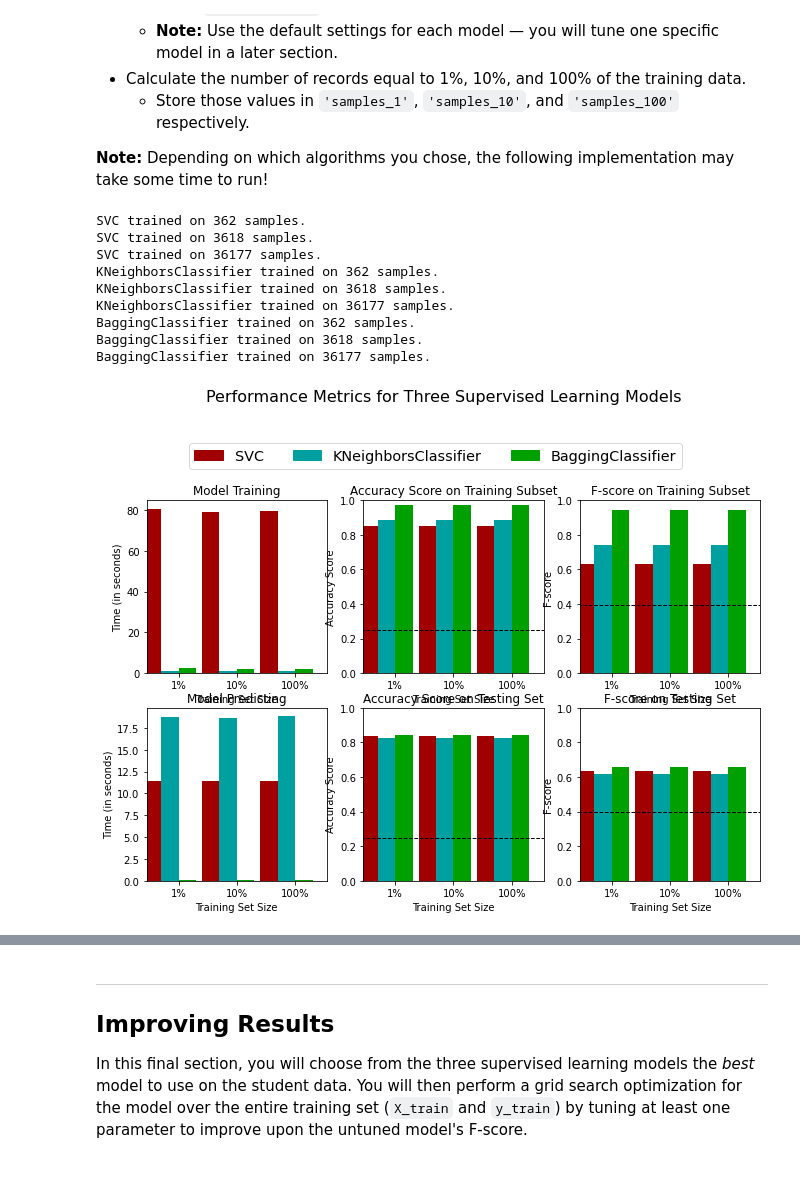
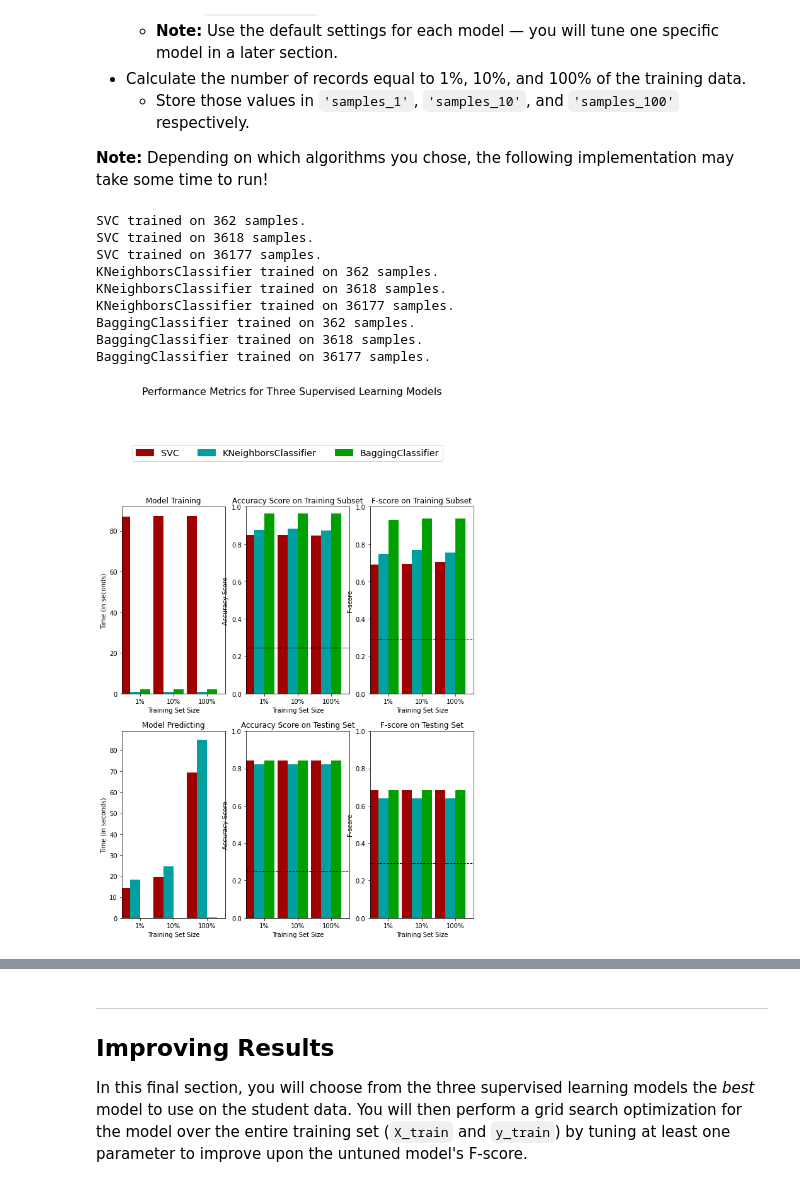
Before and after one commit to HolsteinZahler/finding_donors, a Jupyter notebook: finding_donors.ipynb, the cells around one changed output, grey strips where cells are left out. Drawn from its saved outputs; the diff is of its cells as text; code cells hidden in the pictures.

Commit message:
updated f-beta scores and responses

```diff
--- a/finding_donors.ipynb
+++ b/finding_donors.ipynb
@@ -257,7 +257,7 @@ recall = n_greater_50k / (n_greater_50k + 0)
 precision = accuracy
 
 # TODO: Calculate F-score using the formula above for beta = 0.5 and correct values for precision and recall.
-fscore = 1.25 * precision * recall / (precision + recall)
+fscore = 1.25 * precision * recall / (0.25*precision + recall)
 
 # Print the results
 print("Naive Predictor: [Accuracy score: {:.4f}, F-score: {:.4f}]".format(accuracy, fscore))
@@ -356,26 +374,38 @@ def train_predict(learner, sample_size, X_train, y_train, X_test, y_test):
     #       then get predictions on the first 300 training samples(X_train) using .predict()
     start = time() # Get start time
     predictions_test = learner.predict(X_test)
-    predictions_train = learner.predict(X_train[:300])
+    predictions_train = learner.predict(X_train[:sample_size])
     end = time() # Get end time
 
     # TODO: Calculate the total prediction time
     results['pred_time'] = end - start
 
     # TODO: Compute accuracy on the first 300 training samples which is y_train[:300]
-    results['acc_train'] = accuracy_score(y_train[:300],predictions_train)
+    results['acc_train'] = accuracy_score(y_train[:sample_size],predictions_train)
 
     # TODO: Compute accuracy on test set using accuracy_score()
     results['acc_test'] = accuracy_score(y_test,predictions_test)
 
     # TODO: Compute F-score on the the first 300 training samples using fbeta_score()
-    results['f_train'] = fbeta_score(y_train[:300],predictions_train, beta = 1)
+    results['f_train'] = fbeta_score(y_train[:sample_size],predictions_train, beta = 0.5)
 
     # TODO: Compute F-score on the test set which is y_test
-    results['f_test'] = fbeta_score(y_test,predictions_test, beta = 1)
+    results['f_test'] = fbeta_score(y_test,predictions_test, beta = 0.5)
 
     # Success
     print("{} trained on {} samples.".format(learner.__class__.__name__, sample_size))
 
     # Return the results
     return results
+
+from sklearn.svm import SVC
+from sklearn.neighbors import KNeighborsClassifier
+from sklearn.ensemble import BaggingClassifier
+
+clf_A = SVC(random_state = 42)
+clf_B = KNeighborsClassifier()
+clf_C = BaggingClassifier(random_state = 42)
+clfs = [clf_A,clf_B,clf_C]
+for clf in clfs:
+    print(clf.__class__.__name__)
+    print(train_predict(clf, 300, X_train, y_train, X_test, y_test))
@@ -397,37 +437,37 @@ from sklearn.neighbors import KNeighborsClassifier
 from sklearn.ensemble import BaggingClassifier
 
 # TODO: Initialize the three models
-clf_A = SVC(random_state = 42, kernel = 'linear')
+clf_A = SVC(random_state = 42)
 clf_B = KNeighborsClassifier()
 clf_C = BaggingClassifier(random_state = 42)
 
 # TODO: Calculate the number of samples for 1%, 10%, and 100% of the training data
 # HINT: samples_100 is the entire training set i.e. len(y_train)
 # HINT: samples_10 is 10% of samples_100 (ensure to set the count of the values to be `int` and not `float`)
 # HINT: samples_1 is 1% of samples_100 (ensure to set the count of the values to be `int` and not `float`)
 samples_100 = len(y_train)
 samples_10 = int(round(len(y_train)/10,0))
 samples_1 = int(round(len(y_train)/100,0))
 
 # Collect results on the learners
 results = {}
 for clf in [clf_A, clf_B, clf_C]:
     clf_name = clf.__class__.__name__
     results[clf_name] = {}
     for i, samples in enumerate([samples_1, samples_10, samples_100]):
         results[clf_name][i] = \
         train_predict(clf, samples, X_train, y_train, X_test, y_test)
 
 # Run metrics visualization for the three supervised learning models chosen
 vs.evaluate(results, accuracy, fscore)
 # %% [output]
 SVC trained on 362 samples.
 SVC trained on 3618 samples.
 SVC trained on 36177 samples.
 KNeighborsClassifier trained on 362 samples.
 KNeighborsClassifier trained on 3618 samples.
 KNeighborsClassifier trained on 36177 samples.
 BaggingClassifier trained on 362 samples.
 BaggingClassifier trained on 3618 samples.
 BaggingClassifier trained on 36177 samples.
-[figure, old version]
+[figure, new version]
```
Also changed, not shown: parts of 11 cells of this notebook, 1 other file.
